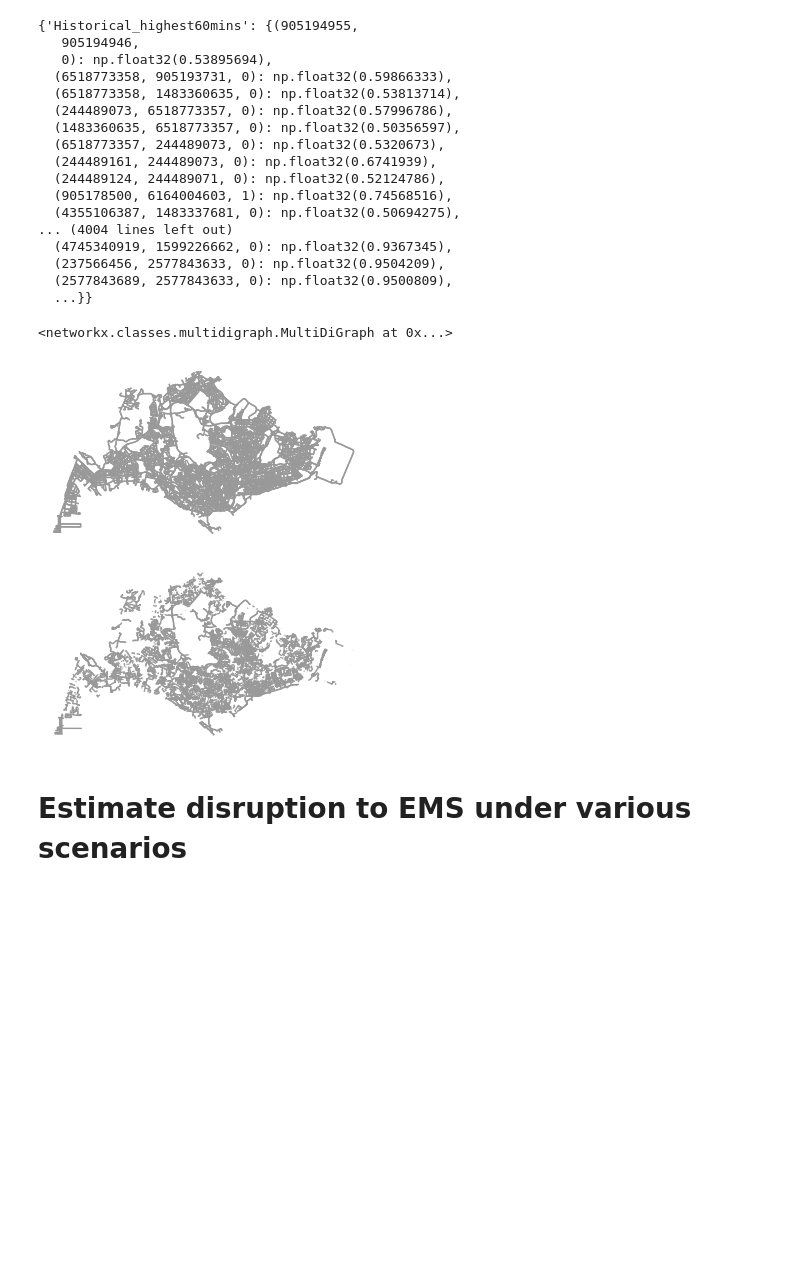
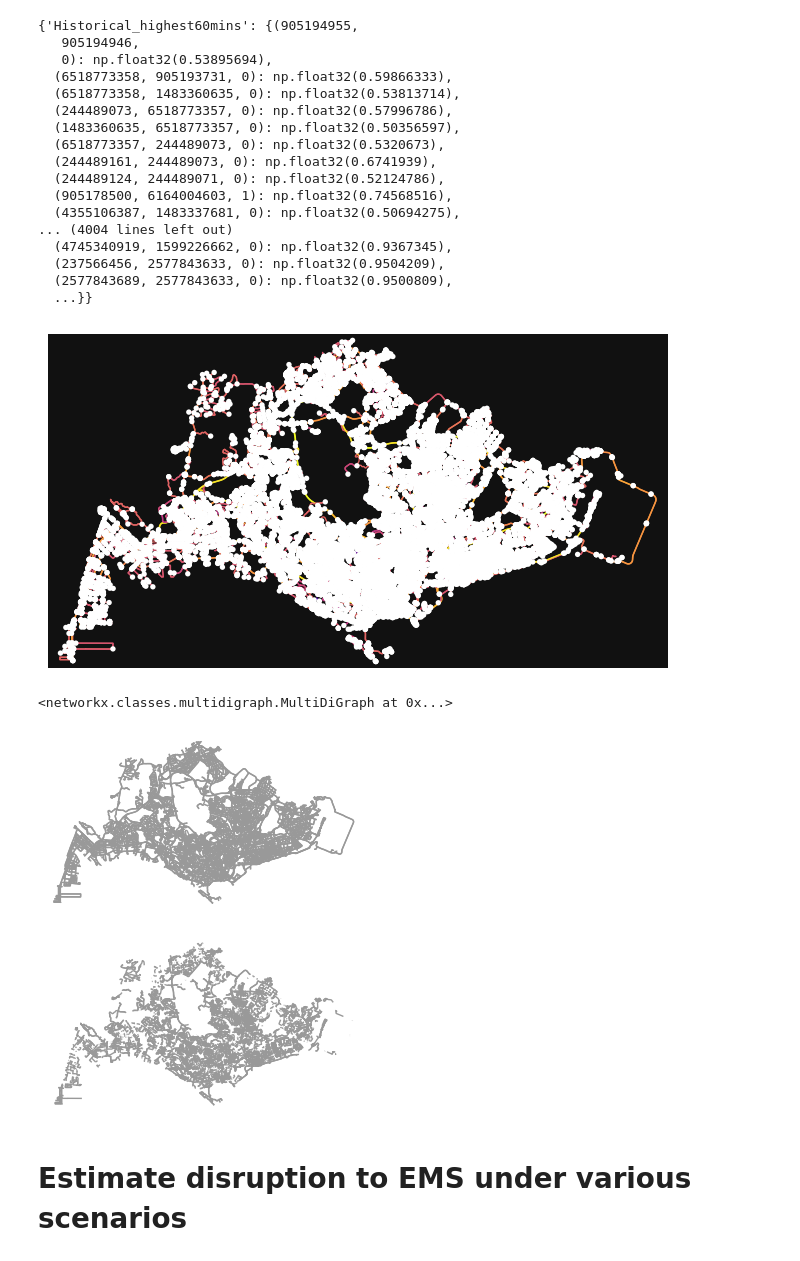
Before and after one commit to pakhuiying/NCCS_analysis, a Jupyter notebook: EMS_scenarios.ipynb, the cells around one changed output. Saved outputs shown, nothing was run; the diff lists cells and outputs as text; code cells hidden in the pictures; blank space fills up the shorter version.

```diff
--- a/EMS_scenarios.ipynb
+++ b/EMS_scenarios.ipynb
@@ -261,38 +261,49 @@ flood_depth
   (2577843689, 2577843633, 0): np.float32(0.9500809),
   ...}}
 # %%
-def drop_edges_from_G(G,flood_depth_dict,flood_threshold=0.7,plot=True):
+def drop_edges_from_G(G,flood_depth_dict,
+                      flooded_maxspeed=None, percentage_reduction_maxspeed=10,
+                      flood_threshold=0.7,plot=True):
     """
     Remove edges where mean flood depth is > 0.7 m
     Args:
         G (networkx graph): the networkx graph of the area
         flood_depth_dict (dict): keys are nodes, values are flood_depth in meters
         flood_threshold (float): floood depth threshold, above which, roads are assumed to impassable and edges are removed
+        flooded_maxspeed (float): max speed on the road when it is flooded. Default is 20 km/h. This will override the maxspeed attribute in G.
+        percentage_reduction_maxspeed (float, 0 to 100): percentage reduction from max speed allowed on roads
     Returns:
         networkx graph: graph with edges removed
     """
     G_copy = copy.deepcopy(G)
+
+    # update flooded road network with updated flood speed
+    UFN = floodedRouting.UpdateFloodNetwork(G_copy, flooded_maxspeed=flooded_maxspeed,
+                                            percentage_reduction_maxspeed=percentage_reduction_maxspeed)
+    G_copy = UFN.update_flooded_road_network(list(flood_depth_dict), plot=plot)
+
     # remove edges based if mean depth>flood_threshold
     remove_edges = [k for k,v in flood_depth_dict.items() if v>flood_threshold]
     for e in remove_edges:
         G_copy.remove_edge(e[0],e[1])
 
     if plot:
         fig, axes = plt.subplots(2,1)
         for ax, g in zip(axes.flatten(),[G,G_copy]):
             ox.plot_graph(g,
                         node_size=0,
                         ax=ax,
                         edge_linewidth=1,
                         show = False,
                         close = False
                     )
     return G_copy
 
 drop_edges_from_G(G_car,flood_depth["V3_future_highest60mins"],flood_threshold=0.7)
 # %% [output]
+[figure, new version]
 <networkx.classes.multidigraph.MultiDiGraph at 0x...>
-[figure, old version]
+[figure, added]
 # %% [markdown]
 # Estimate disruption to EMS under various scenarios
 # %%
```
Also changed, not shown: parts of 11 cells of this notebook, 1 other file.
